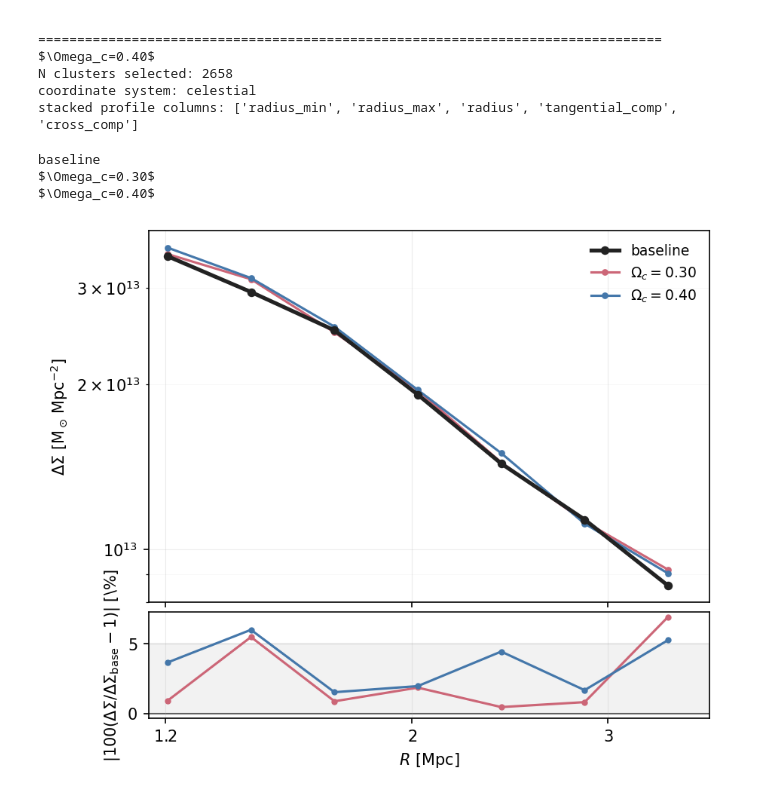
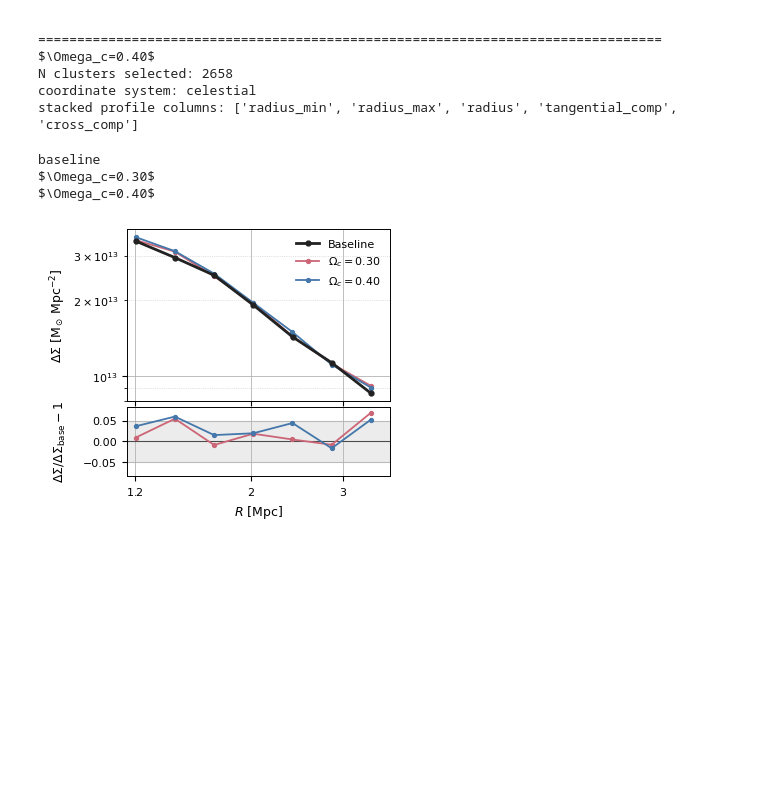
Before and after one commit to LSSTDESC/CLPipe, a Jupyter notebook: examples/cosmodc2_redmapper/fiducial_cosmology_analysis/shear_profiles_different_cosmologies.ipynb, the cells around one changed output. Cells and saved outputs as stored; diff of their text form; code cells hidden in the pictures; blank space fills up the shorter version.

```diff
--- a/examples/cosmodc2_redmapper/fiducial_cosmology_analysis/shear_profiles_different_cosmologies.ipynb
+++ b/examples/cosmodc2_redmapper/fiducial_cosmology_analysis/shear_profiles_different_cosmologies.ipynb
@@ -238,17 +238,20 @@ stacked profile columns: ['radius_min', 'radius_max', 'radius', 'tangential_comp
 # Paper-style version
 # ============================================================
 
+import sys
 import numpy as np
 import matplotlib.pyplot as plt
+sys.path.append("../../../clpipe/utils")
+from cosmosis_mcmc_plots import use_paper_style, add_grid, COLUMN_WIDTH
+use_paper_style()
 
 
 fig, (ax_top, ax_bot) = plt.subplots(
     2,
     1,
-    figsize=(6.4, 5.6),
-    dpi=150,
+    figsize=(COLUMN_WIDTH, 3.2),
     sharex=True,
-    gridspec_kw={"height_ratios": [3.5, 1], "hspace": 0.04},
+    gridspec_kw={"height_ratios": [3.0, 1.2], "hspace": 0.05},
 )
 
 
@@ -291,6 +294,8 @@ else:
 # Plot profiles
 # ============================================================
 
+max_abs_rel = 0.0
+
 for label, ensemble in ensembles.items():
     print(label)
     prof = ensemble.stacked_data
@@ -323,9 +328,9 @@ for label, ensemble in ensembles.items():
         ds,
         marker="o",
         color=color,
-        lw=2.5 if is_baseline else 1.5,
-        ms=4.5 if is_baseline else 3.2,
-        label=label,
+        lw=2.0 if is_baseline else 1.3,
+        ms=3.5 if is_baseline else 2.8,
+        label="Baseline" if is_baseline else label,
         zorder=5 if is_baseline else 3,
     )
 
@@ -342,8 +347,9 @@ for label, ensemble in ensembles.items():
             ds_base_here = np.interp(r, r_base, ds_base)
 
 
-        # Signed difference
-        rel = np.abs(100.0 * (ds / ds_base_here - 1.0))
+        # Signed fractional difference
+        rel = ds / ds_base_here - 1.0
+        max_abs_rel = max(max_abs_rel, np.nanmax(np.abs(rel)))
 
 
         ax_bot.plot(
@@ -351,8 +357,8 @@ for label, ensemble in ensembles.items():
             rel,
             marker="o",
             color=color,
-            lw=1.5,
-            ms=3,
+            lw=1.3,
+            ms=2.8,
             label=label,
             zorder=3,
         )
@@ -367,11 +373,9 @@ ax_top.set_yscale("log")
 
 ax_top.set_ylabel(
     r"$\Delta\Sigma\ [{\rm M_\odot\,Mpc^{-2}}]$",
-    fontsize=10,
 )
 
 ax_top.legend(
-    fontsize=9,
     frameon=False,
     loc="best",
 )
@@ -384,32 +388,31 @@ ax_top.legend(
 ax_bot.axhline(
     0,
     color="black",
-    lw=1,
+    lw=0.8,
     alpha=0.6,
     zorder=1,
 )
 
 
-# 5% reference band
+# +-5% reference band
 ax_bot.axhspan(
-    0,
-    5,
+    -0.05,
+    0.05,
     color="gray",
-    alpha=0.1,
+    alpha=0.15,
     zorder=0,
 )
 
 
 ax_bot.set_xscale("log")
+ax_bot.set_ylim(-max(0.075, 1.2 * max_abs_rel), max(0.075, 1.2 * max_abs_rel))
 
 ax_bot.set_xlabel(
     r"$R\ [{\rm Mpc}]$",
-    fontsize=10,
 )
 
 ax_bot.set_ylabel(
-    r"$|100(\Delta\Sigma/\Delta\Sigma_{\rm base}-1)|$ [\%]",
-    fontsize=10,
+    r"$\Delta\Sigma/\Delta\Sigma_{\rm base}-1$",
 )
 
 
@@ -418,53 +421,36 @@ ax_bot.set_ylabel(
 # ============================================================
 
 for ax in (ax_top, ax_bot):
-
-    ax.grid(
-        which="major",
-        alpha=0.25,
-        lw=0.5,
-    )
-
-    ax.grid(
-        which="minor",
-        alpha=0.1,
-        lw=0.4,
-    )
-
-    ax.tick_params(
-        axis="both",
-        which="both",
-        labelsize=10,
-    )
+    add_grid(ax)
 
 
 ax_bot.set_xlim(1.16, 3.7)
 
 ax_bot.set_xticks(
     [1.2, 2.0, 3.0]
 )
 
 ax_bot.set_xticklabels(
     [r"$1.2$", r"$2$", r"$3$"]
 )
 
 
 # ============================================================
 # Save
 # ============================================================
 
-plt.tight_layout()
+fig.align_ylabels((ax_top, ax_bot))
 
 fig.savefig(
     "../figures/delta_sigma_cosmo_comparison.pdf",
     bbox_inches="tight",
     pad_inches=0.03,
     dpi=300,
 )
 
 plt.show()
 # %% [output]
 baseline
 $\Omega_c=0.30$
 $\Omega_c=0.40$
-[figure, old version]
+[figure, new version]
```
Also changed, not shown: 30 other files.
